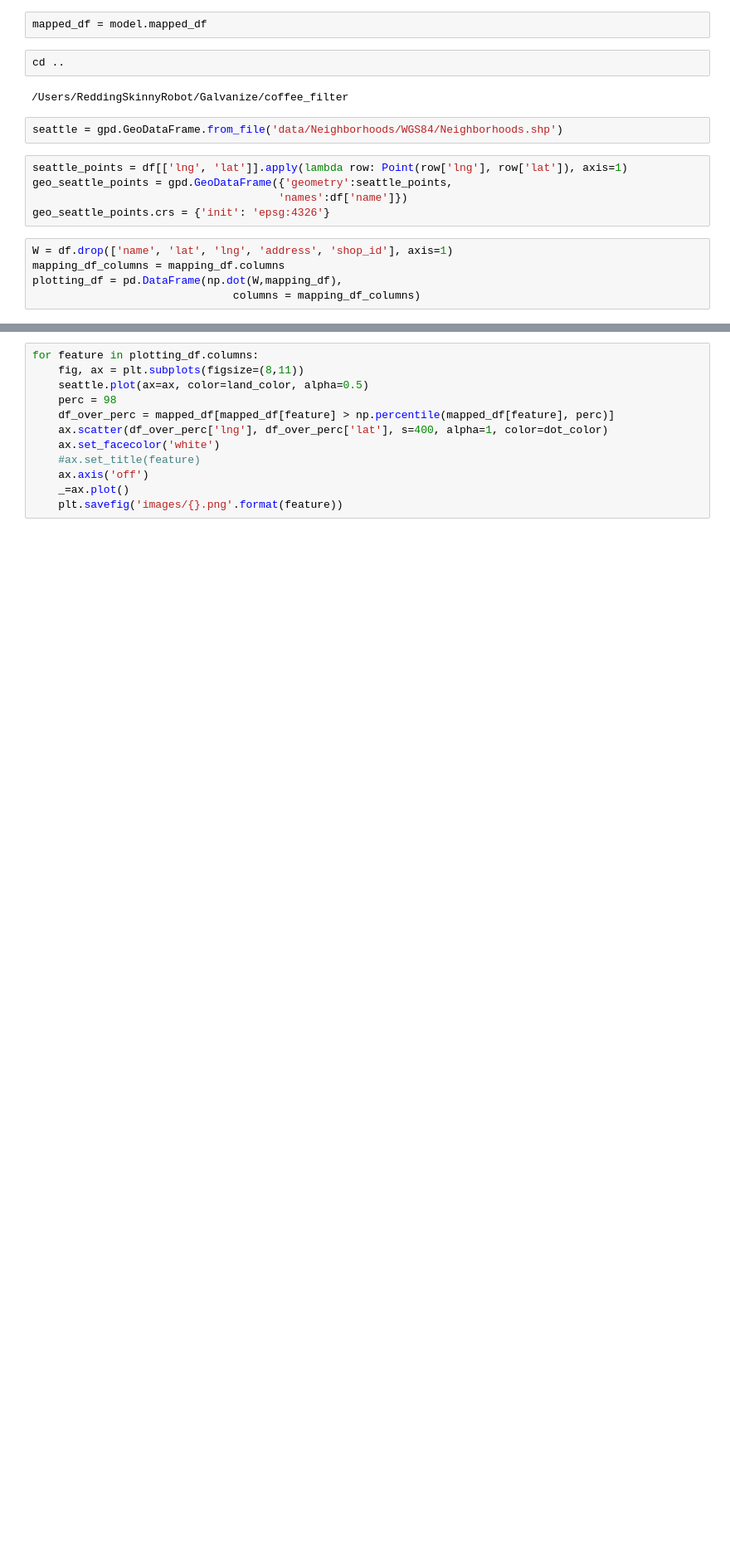
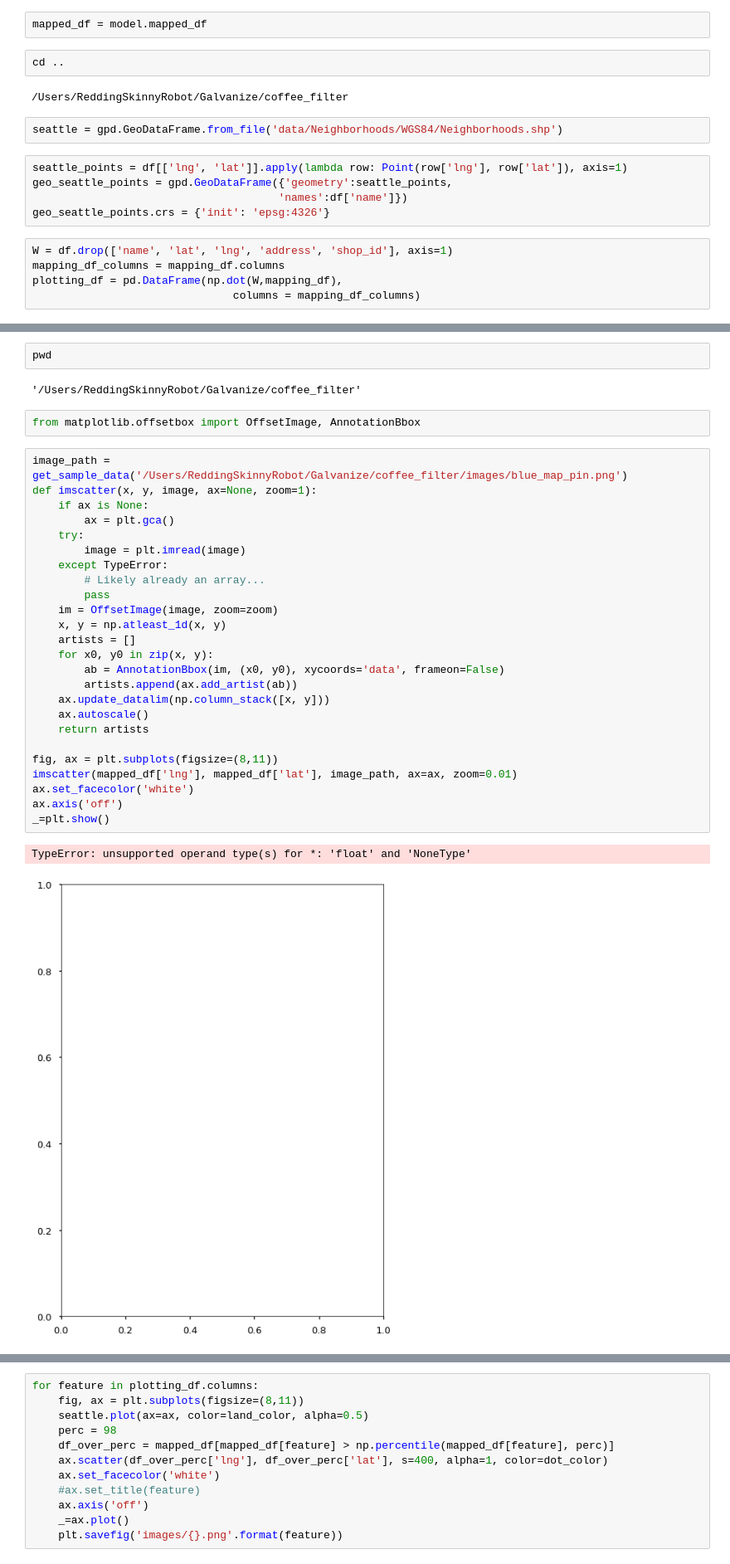
Before and after one commit to crredding/capstone_project, a Jupyter notebook: Data_eda.ipynb, the cells around one changed output, grey strips where cells are left out. Shown: that part at 83% size. Drawn from its saved outputs; the diff is of its cells as text; blank space fills up the shorter version.

```diff
--- a/Data_eda.ipynb
+++ b/Data_eda.ipynb
@@ -62 +65,35 @@ plotting_df = pd.DataFrame(np.dot(W,mapping_df),
+# %%
+pwd
+# %% [output]
+'/Users/ReddingSkinnyRobot/Galvanize/coffee_filter'
+# %%
+from matplotlib.offsetbox import OffsetImage, AnnotationBbox
+# %%
+image_path = get_sample_data('/Users/ReddingSkinnyRobot/Galvanize/coffee_filter/images/blue_map_pin.png')
+def imscatter(x, y, image, ax=None, zoom=1):
+    if ax is None:
+        ax = plt.gca()
+    try:
+        image = plt.imread(image)
+    except TypeError:
+        # Likely already an array...
+        pass
+    im = OffsetImage(image, zoom=zoom)
+    x, y = np.atleast_1d(x, y)
+    artists = []
+    for x0, y0 in zip(x, y):
+        ab = AnnotationBbox(im, (x0, y0), xycoords='data', frameon=False)
+        artists.append(ax.add_artist(ab))
+    ax.update_datalim(np.column_stack([x, y]))
+    ax.autoscale()
+    return artists
+
+fig, ax = plt.subplots(figsize=(8,11))
+imscatter(mapped_df['lng'], mapped_df['lat'], image_path, ax=ax, zoom=0.01)
+ax.set_facecolor('white')
+ax.axis('off')
+_=plt.show()
+# %% [output]
+TypeError: unsupported operand type(s) for *: 'float' and 'NoneType'
+[figure, added]
 # %%
```
Also changed, not shown: parts of 6 cells of this notebook, 3 other files.
